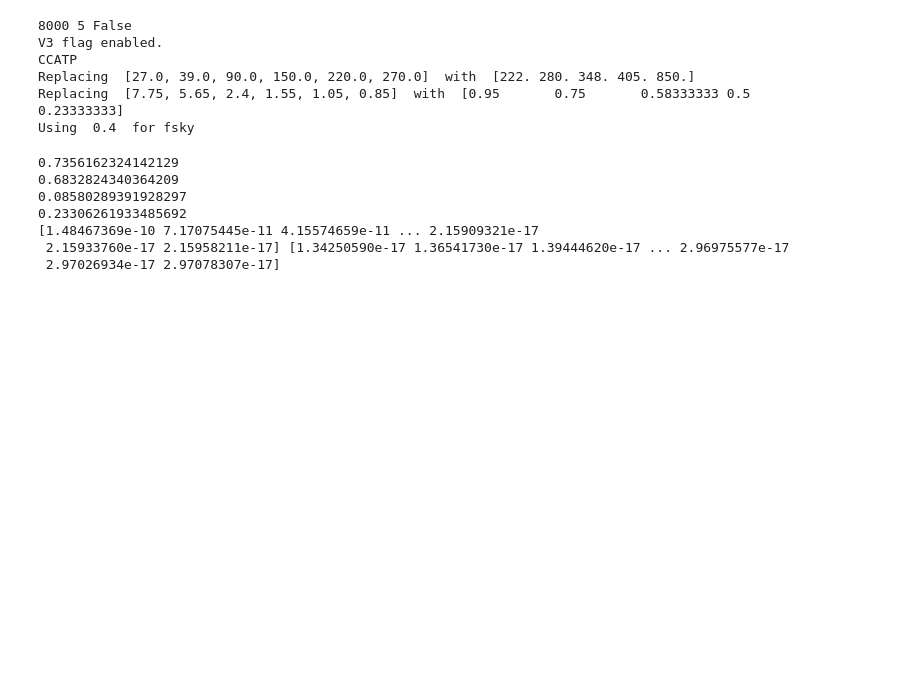
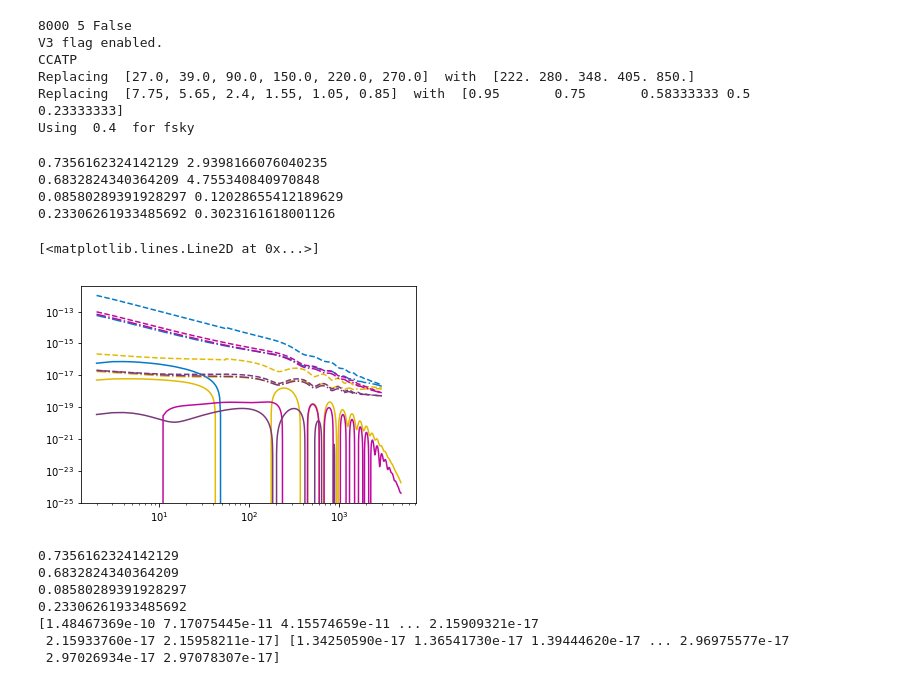
Before and after one commit to nbatta/SILC, a Jupyter notebook: example_ilc_notebook.ipynb, the cells around one changed output. Cells and saved outputs as stored; diff of their text form; code cells hidden in the pictures; blank space fills up the shorter version.

Commit message:
added noforeground feature and corrected a sqrt 2 factor in s/n

```diff
--- a/example_ilc_notebook.ipynb
+++ b/example_ilc_notebook.ipynb
@@ -63,28 +63,43 @@ Using  0.4  for fsky
 # %%
 ell = np.arange(2,4901,1)
 ell2 = np.arange(2,3000,1)
 c = ["#027ac9",
 "#e2ba00",
 "#be099d",
 "#7b397c"]
 
 plt.figure()
 cl,nl,sn = ILC.Rayleigh_forecast(3000.)
-print (sn)
+cl2,nl2,sn2 = ILC.Rayleigh_forecast(3000.,noforegrounds=True)
+print (sn,sn2)
 plt.loglog(ell,cl,color=c[0])
 plt.plot(ell2,nl,'--',color=c[0])
+plt.plot(ell2,nl2,'-.',color=c[0])
 cl,nl,sn = ILC.Rayleigh_forecast(3000.,type='te')
-print (sn)
+cl2,nl2,sn2 = ILC.Rayleigh_forecast(3000.,type='te',noforegrounds=True)
+print (sn,sn2)
 plt.plot(ell,cl,color=c[1])
 plt.plot(ell2,nl,'--',color=c[1])
+plt.plot(ell2,nl2,'-.',color=c[1])
 cl,nl,sn = ILC.Rayleigh_forecast(3000.,type='et')
-print (sn)
+cl2,nl2,sn2 = ILC.Rayleigh_forecast(3000.,type='et',noforegrounds=True)
+print (sn,sn2)
 plt.plot(ell,cl,color=c[2])
 plt.plot(ell2,nl,'--',color=c[2])
+plt.plot(ell2,nl2,'-.',color=c[2])
 cl,nl,sn = ILC.Rayleigh_forecast(3000.,type='ee')
-print (sn)
+cl2,nl2,sn2 = ILC.Rayleigh_forecast(3000.,type='ee',noforegrounds=True)
+print (sn,sn2)
 plt.plot(ell,cl,color=c[3])
 plt.plot(ell2,nl,'--',color=c[3])
+plt.plot(ell2,nl2,'-.',color=c[3])
+# %% [output]
+0.7356162324142129 2.9398166076040235
+0.6832824340364209 4.755340840970848
+0.08580289391928297 0.12028655412189629
+0.23306261933485692 0.3023161618001126
+[<matplotlib.lines.Line2D at 0x...>]
+[figure, added]
 # %%
 lat_lmax = 4000
 
```
Also changed, not shown: 1 other file.
